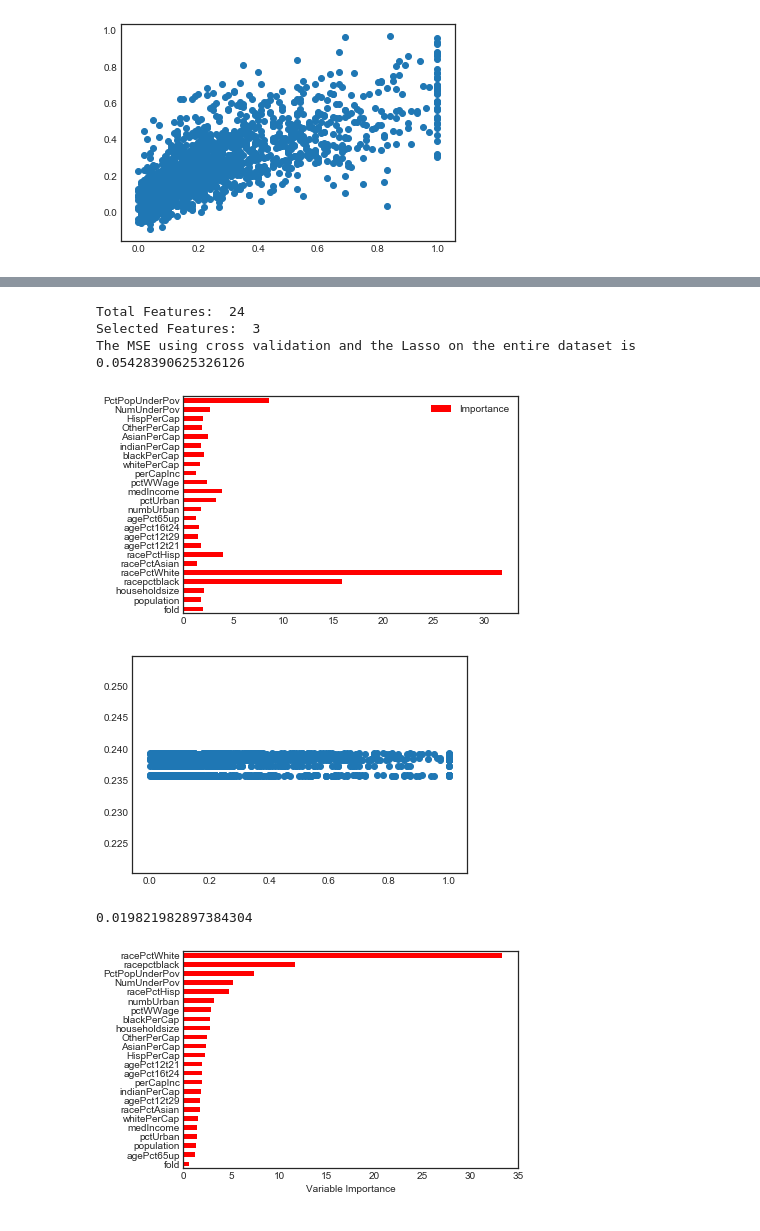
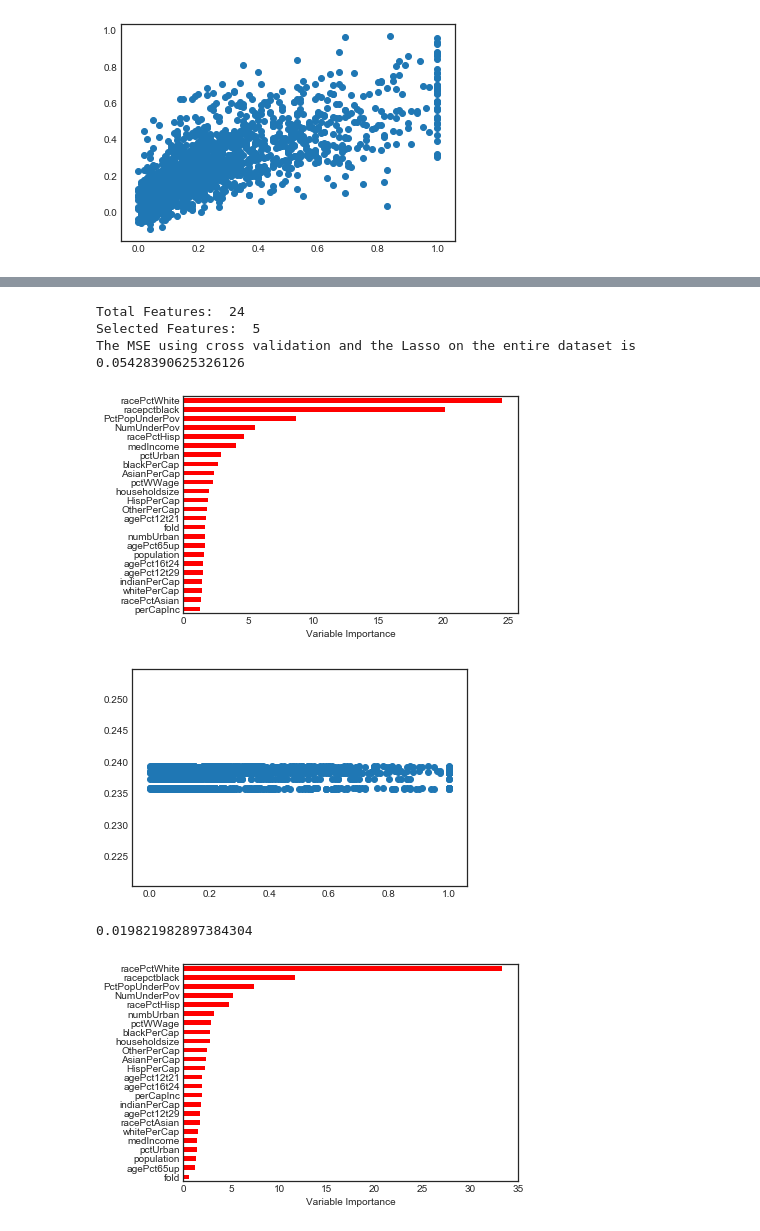
Before and after one commit to megitlearner/Project, a Jupyter notebook: Project.ipynb, the cells around one changed output, grey strips where cells are left out. Saved outputs shown, nothing was run; the diff lists cells and outputs as text; code cells hidden in the pictures.

```diff
--- a/Project.ipynb
+++ b/Project.ipynb
@@ -164,3 +176,33 @@ plt.show()
 KFold(n_splits=10, random_state=None, shuffle=False)
 The MSE using cross validation on the entire dataset is 0.02188407541577058
 [figure]
+# %%
+"""
+Now I am working on a regularization method.
+Here I am using Kfold cross validation with Lasso.
+Like before I used 10 fold cross validation to calculate the MSE.
+The MSE increased from the previous value indicating that the model isn't the best
+for predicting the response accurately.
+"""
+
+kf = KFold(n_splits=10)
+
+preds_cv = []
+
+for train, test in kf.split(X):
+    X_cv = X.iloc[train]
+    y_cv = y.iloc[train]
+
+    X_cv_test = X.iloc[test]
+
+    lm_cv = Lasso(max_iter=5000, tol=0.001)
+    lm_cv.fit(X_cv, y_cv)
+    preds = lm_cv.predict(X_cv_test)
+    preds_cv += list(preds)
+
+mse_cv = mean_squared_error(y, preds_cv)
+print("The MSE using cross validation and the Lasso on the entire dataset is %s" % mse_cv)
+
+plt.figure()
+plt.scatter(y, preds_cv)
+plt.show()
@@ -167,4 +212,11 @@ The MSE using cross validation on the entire dataset is 0.02188407541577058
 # %%
+"""
+Next, we will work on Lasso but only with selected features.
+Using Feature selection like we did before, I performed lasso again but the results did not
+improve. As for the data given, Lasso doesn't seem to be the best model for making
+predictions on this dataset.
+"""
+
 etc = ExtraTreesRegressor()
 etc = etc.fit(X, y)
 model = SelectFromModel(etc, prefit= True)
@@ -172,46 +224,52 @@ XtrainNew = model.transform(X)
 XtestNew = model.transform(X)
 
 importance = pd.DataFrame({'Importance': etc.feature_importances_*100}, index = X.columns)
-importance.plot(kind = 'barh', color = 'r')
+importance.sort_values(by='Importance', axis=0, ascending=True).plot(kind = 'barh', color = 'r')
+plt.xlabel('Variable Importance')
+plt.gca().legend_ = None
 print("Total Features: ", len(X.columns))
 print("Selected Features: ", XtrainNew.shape[1])
-
-
-
 
 kf = KFold(n_splits=10)
 
 preds_cv = []
 
 for train, test in kf.split(XtrainNew):
     X_cv = X.iloc[train]
     y_cv = y.iloc[train]
 
     X_cv_test = X.iloc[test]
 
     lm_cv = Lasso(max_iter=500, tol=0.001)
     lm_cv.fit(X_cv, y_cv)
     preds = lm_cv.predict(X_cv_test)
     preds_cv += list(preds)
 
 mse_cv = mean_squared_error(y, preds_cv)
 print("The MSE using cross validation and the Lasso on the entire dataset is %s" % mse_cv)
 
 plt.figure()
 plt.scatter(y, preds_cv)
 plt.show()
 # %% [output]
 Total Features:  24
-Selected Features:  3
+Selected Features:  5
 The MSE using cross validation and the Lasso on the entire dataset is 0.05428390625326126
-[figure, old version]
+[figure, new version]
 [figure]
-# %%
-regr2 = RandomForestRegressor(max_features=10, random_state=1)
-regr2.fit(Xtrain, ytrain)
-
-pred = regr2.predict(Xtest)
-mean_squared_error(ytest, pred)
-# %% [output]
-0.019821982897384304
+# %%
+"""
+Here I will try RandomForestRegressor algorithm.
+We fit the model on training data and then make predictions on test data.
+Again, using mean squared error, we check the result.
+I changed parameters for max_features and set it to different values.
+I got the best result at max_features = 10.
+"""
+regr2 = RandomForestRegressor(max_features=10, random_state=1)
+regr2.fit(Xtrain, ytrain)
+
+pred = regr2.predict(Xtest)
+mean_squared_error(ytest, pred)
+# %% [output]
+0.019821982897384304
 # %%
```
Also changed, not shown: parts of 11 cells of this notebook.
